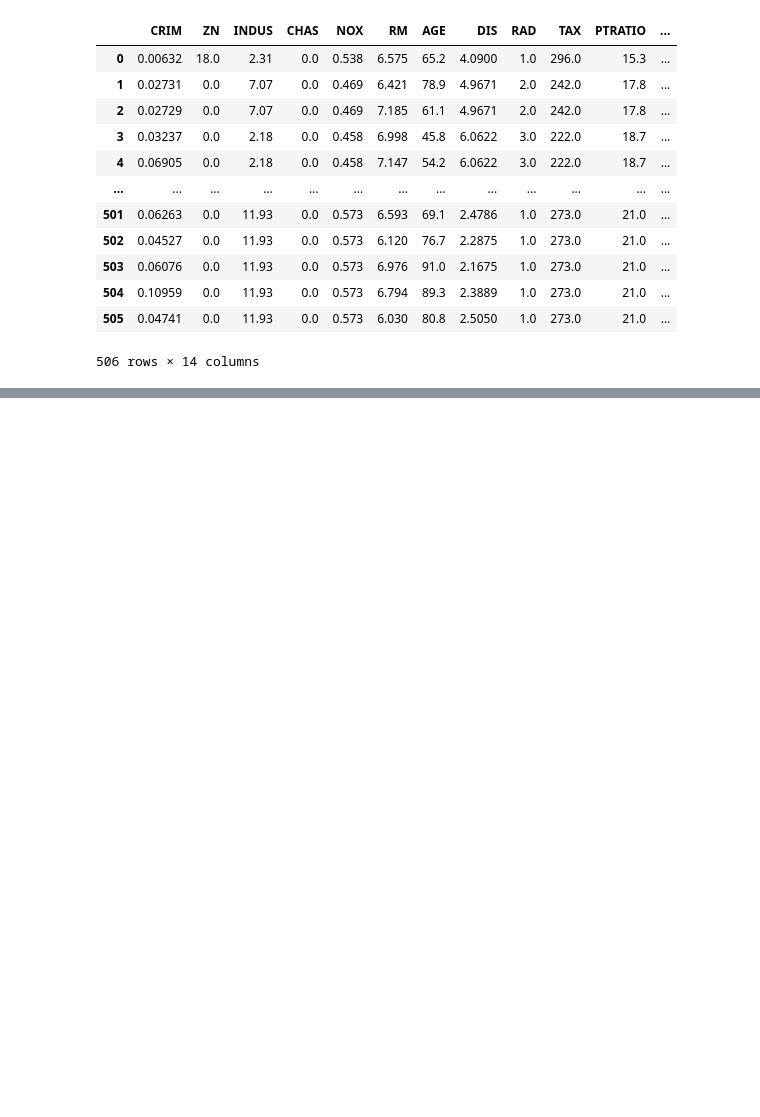
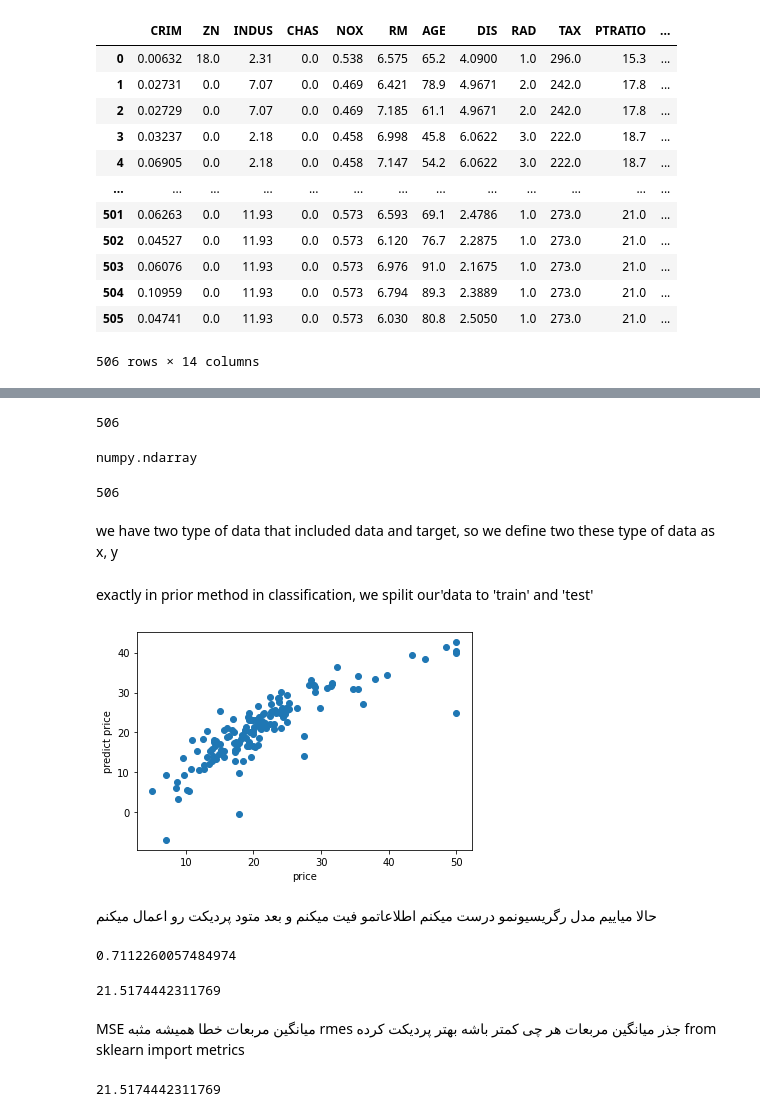
Before and after one commit to NilofarMoradiFarisar/project2022-1, a Jupyter notebook: BostonHP.ipynb, the cells around one changed output, grey strips where cells are left out. Cells and saved outputs as stored; diff of their text form; code cells hidden in the pictures; blank space fills up the shorter version.

```diff
--- a/BostonHP.ipynb
+++ b/BostonHP.ipynb
@@ -67,0 +123,20 @@ boston_df
+# %%
+len(boston.data)
+# %% [output]
+506
+# %%
+type(boston.data)
+# %% [output]
+numpy.ndarray
+# %%
+boston.target
+len(boston.target)
+# %% [output]
+506
+# %% [markdown]
+we have two type of data that included data and target, so we define two these type of data as x, y
+# %%
+x= boston.data
+y= boston.target
+# %% [markdown]
+exactly in prior method in classification, we spilit our'data to 'train' and 'test'
@@ -67,0 +145,2 @@ boston_df
+# %%
+x_train, x_test, y_train, y_test =train_test_split(x, y, test_size=0.3, random_state=42 )
@@ -67,0 +149,34 @@ boston_df
+# %%
+reg = LinearRegression()
+reg.fit(x_train, y_train)
+y_pred= reg.predict(x_test)
+plt.scatter(y_test, y_pred)
+plt.xlabel('price')
+plt.ylabel('predict price')
+plt.show()
+# %% [output]
+[figure, added]
+# %% [markdown]
+حالا میاییم مدل رگریسیونمو درست میکنم اطلاعاتمو فیت میکنم و بعد متود پردیکت رو اعمال میکنم
+# %%
+reg.score(x_test, y_test)
+# %% [output]
+0.7112260057484974
+# %%
+from sklearn.metrics  import mean_squared_error
+mse = mean_squared_error(y_test, y_pred)
+mse
+# %% [output]
+21.5174442311769
+# %% [markdown]
+MSE  میانگین مربعات خطا
+همیشه مثبه
+rmes جذر میانگین مربعات
+هر چی کمتر باشه بهتر پردیکت کرده
+from sklearn import metrics
+# %%
+import sklearn.metrics
+mse = metrics.mean_squared_error(y_test, y_pred)
+mse
+# %% [output]
+21.5174442311769
```
Also changed, not shown: parts of 11 cells of this notebook.
